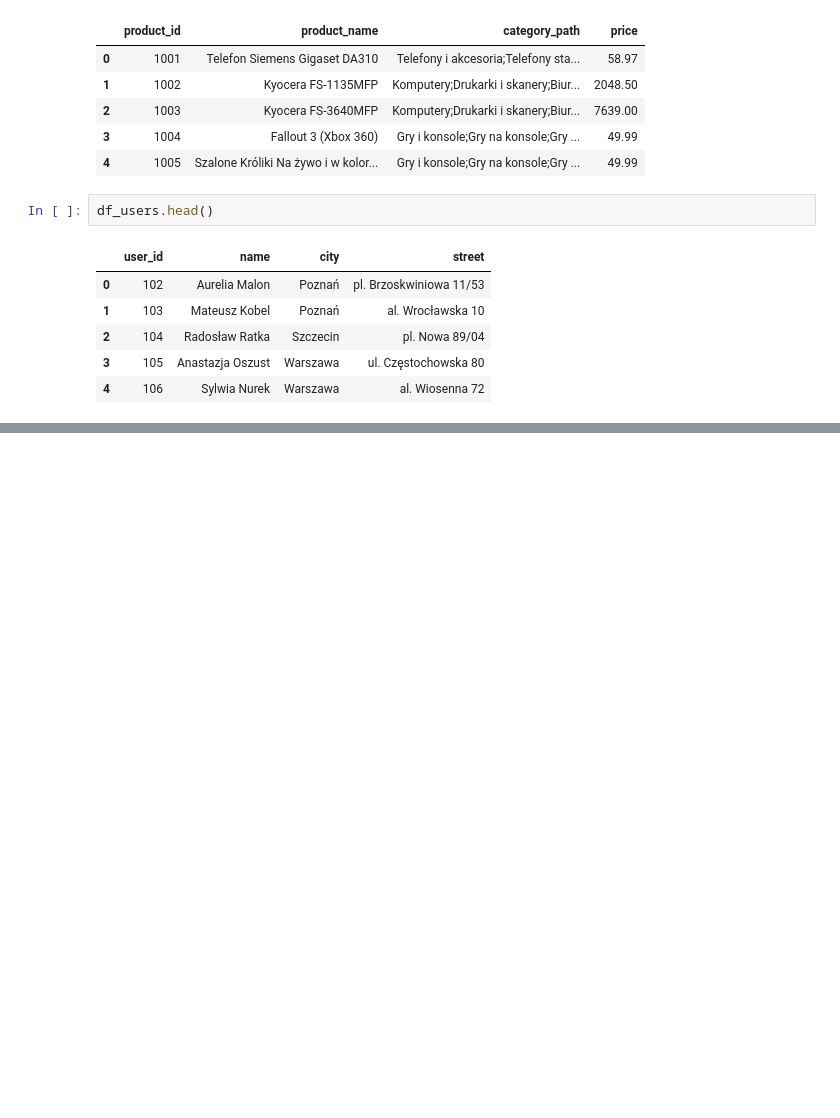
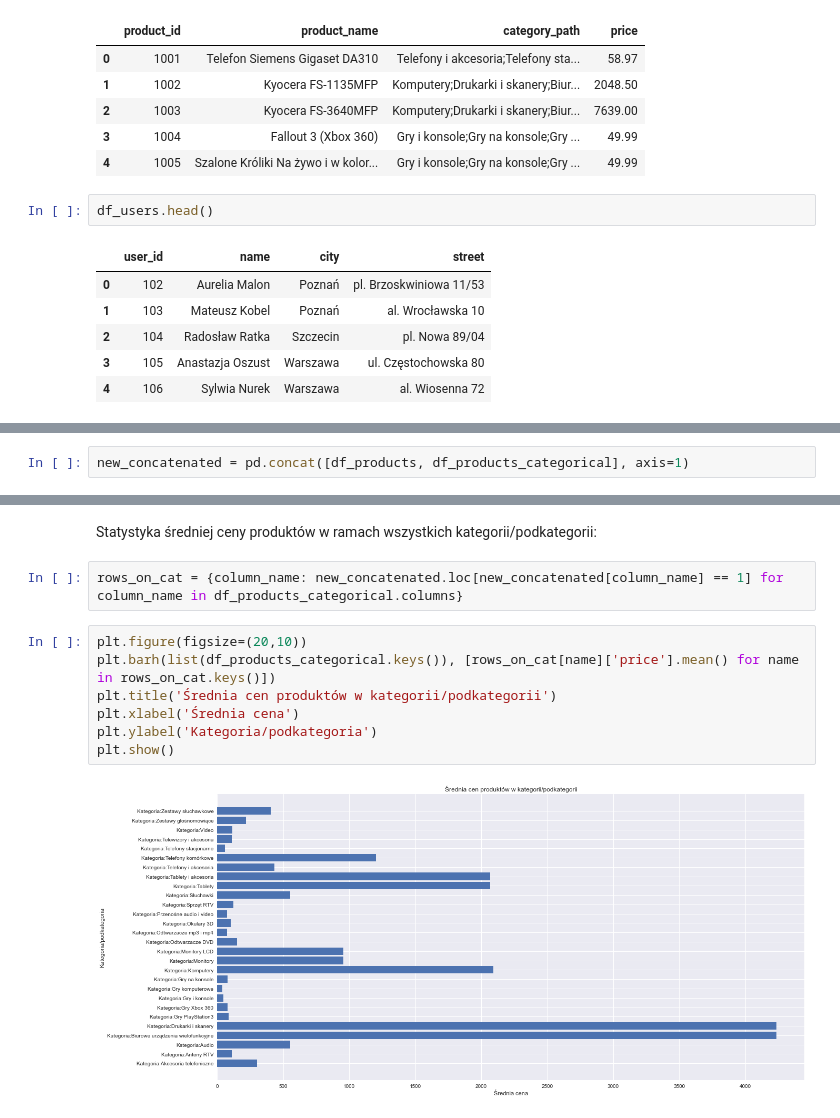
Before and after one commit to lukasz-staniszewski/purchase-in-session-analysis, a Jupyter notebook: notebooks/Explore_data.ipynb, the cells around one changed output, grey strips where cells are left out. Drawn from its saved outputs; the diff is of its cells as text; blank space fills up the shorter version.

```diff
--- a/notebooks/Explore_data.ipynb
+++ b/notebooks/Explore_data.ipynb
@@ -78,0 +221,2 @@ QgridWidget(grid_options={'fullWidthRows': True, 'syncColumnCellResize': True, '
+# %%
+new_concatenated = pd.concat([df_products, df_products_categorical], axis=1)
@@ -78,0 +233,13 @@ QgridWidget(grid_options={'fullWidthRows': True, 'syncColumnCellResize': True, '
+# %% [markdown]
+Statystyka średniej ceny produktów w ramach wszystkich kategorii/podkategorii:
+# %%
+rows_on_cat = {column_name: new_concatenated.loc[new_concatenated[column_name] == 1] for column_name in df_products_categorical.columns}
+# %%
+plt.figure(figsize=(20,10))
+plt.barh(list(df_products_categorical.keys()), [rows_on_cat[name]['price'].mean() for name in rows_on_cat.keys()])
+plt.title('Średnia cen produktów w kategorii/podkategorii')
+plt.xlabel('Średnia cena')
+plt.ylabel('Kategoria/podkategoria')
+plt.show()
+# %% [output]
+[figure, added]
```
Also changed, not shown: parts of 164 cells of this notebook.
